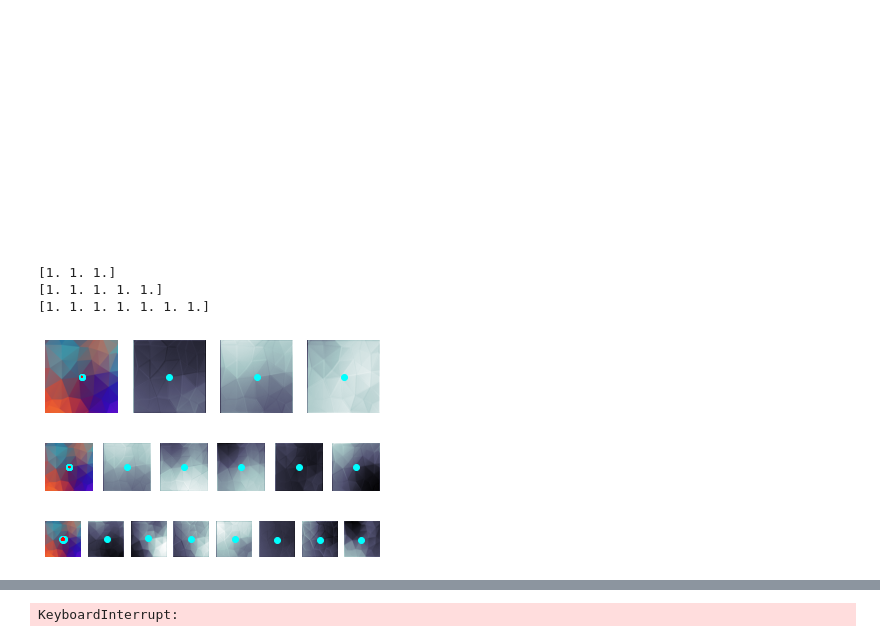
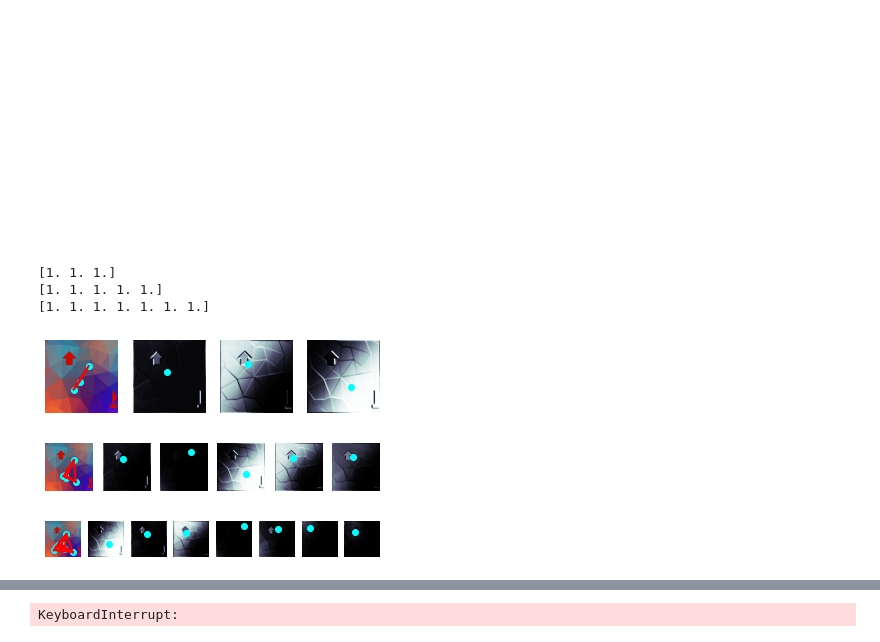
Before and after one commit to ZongjingLi/SceneGraphLearner, a Jupyter notebook: stichfield.ipynb, the cells around one changed output, grey strips where cells are left out. Saved outputs shown, nothing was run; the diff lists cells and outputs as text; code cells hidden in the pictures.

```diff
--- a/stichfield.ipynb
+++ b/stichfield.ipynb
@@ -89,6 +89,7 @@ class SlotAttention(nn.Module):
         v = self.to_v(feat)
 
         attn = None
+        scale = 25.0
         for _ in range(self.iters):
             slot_prev_bg = slot_bg
             slot_prev_fg = slot_fg
@@ -97,7 +98,7 @@ class SlotAttention(nn.Module):
 
             dots_fg = torch.einsum('bid,bjd->bij', q_fg, k) * self.scale
             dots_bg = torch.einsum('bid,bjd->bij', q_bg, k) * self.scale
-            dots = torch.cat([dots_bg, dots_fg], dim=1)  # BxKxN
+            dots = torch.cat([dots_bg, dots_fg], dim=1) * scale  # BxKxN
             attn = dots.softmax(dim=1) + self.eps  # BxKxN
             attn_bg, attn_fg = attn[:, 0:1, :], attn[:, 1:, :]  # Bx1xN, Bx(K-1)xN
             attn_weights_bg = attn_bg / attn_bg.sum(dim=1, keepdim=True)  # Bx1xN
@@ -442,7 +443,7 @@ class GNNSoftPooling(nn.Module):
 class SlotSoftPooing(nn.Module):
     def __init__(self, input_feat_dim, output_node_num = 10):
         super().__init__()
-        self.slot_attention = SlotAttention(output_node_num, input_feat_dim , input_feat_dim, 3)
+        self.slot_attention = SlotAttention(output_node_num, input_feat_dim , input_feat_dim, 7)
 
     def forward(self, x , adj = None):
         # X: [B,N,D] adj: None
@@ -875,41 +876,41 @@ def display_batch(sample,outputs,batch = 0,file_name = "temp.png"):
         for i in range(K):
             for j in range(K):
                 plt.plot((W*poses[i,0],W*poses[j,0]),\
-                         (H*poses[i,1],H*poses[j,1]),color = "red",\
+                         (H-H*poses[i,1],H-H*poses[j,1]),color = "red",\
                              alpha = float(layer_connection[i][j].clamp(0.0,1.0))
                     )
         plt.scatter(poses[:,0] * W, H-poses[:,1] * H, c = "cyan")
 
 
         for j in range(K):
             plt.subplot(1, K + 1, 2 + j)
             plt.axis("off")
             plt.imshow(masks.detach()[batch][:,j].reshape(W,H), cmap="bone")
             plt.scatter(poses[j,0] * W, poses[j,1] * H, c = "cyan")
 
     return 0
 
 #plt.axis("off")
 #mask = scene_tree["connections"][0].reshape(2,128,128,5).detach()
 #N = 5
 #for i in range(N):
 #    plt.subplot(1,N,i + 1)
 #    plt.axis("off")
 #    plt.imshow(mask[0,:,:,i])
 #plt.show()
 
 #plt.axis("off")
 #plt.imshow(sample["image"][0])
 
 display_batch(sample,perception_outputs)
 plt.show()
 # %% [output]
 [1. 1. 1.]
 [1. 1. 1. 1. 1.]
 [1. 1. 1. 1. 1. 1. 1.]
-[figure, old version]
+[figure, new version]
-[figure, old version]
+[figure, new version]
-[figure, old version]
+[figure, new version]
 # %%
 
 x = torch.randn(2, 100, 2)
```
Also changed, not shown: parts of 4 cells of this notebook, 3 other files.
